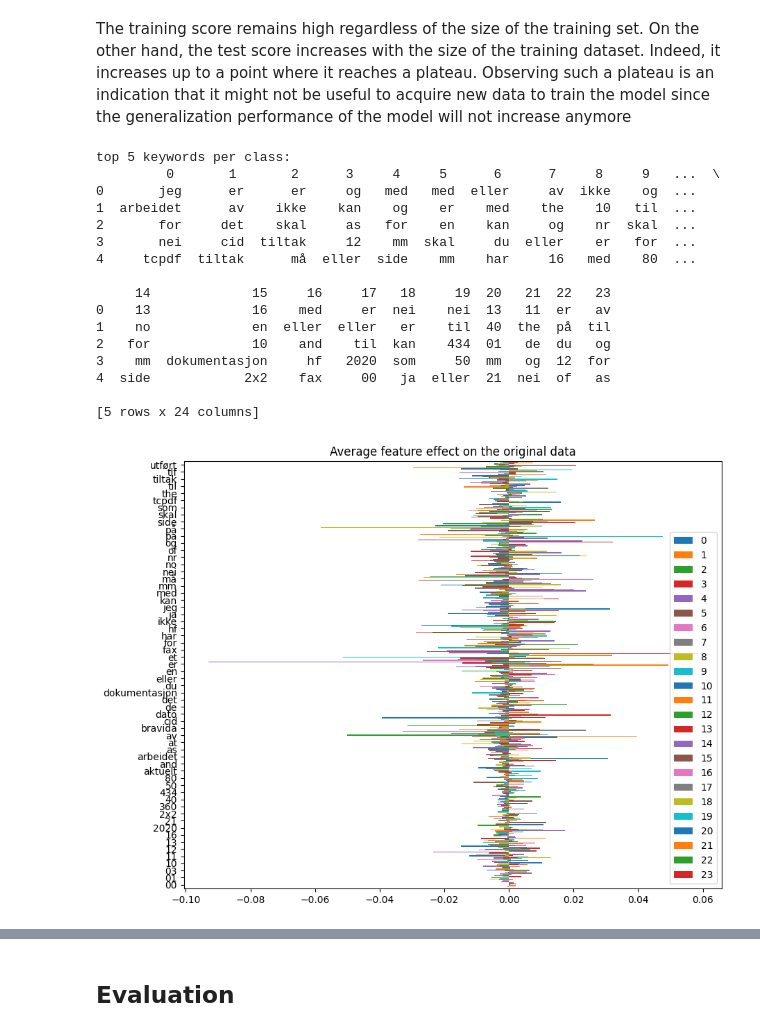
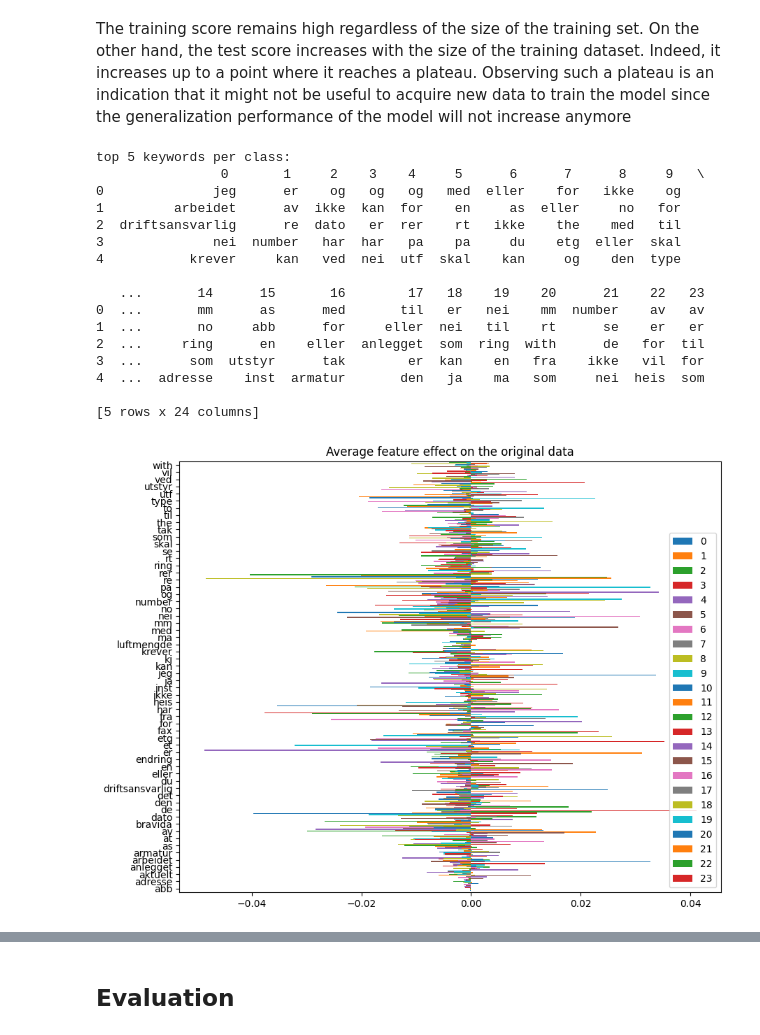
Before and after one commit to aipachakutiqwan/text-classifier, a Jupyter notebook: src/notebooks/Training.ipynb, the cells around one changed output, grey strips where cells are left out. Drawn from its saved outputs; the diff is of its cells as text; code cells hidden in the pictures.

Commit message:
added basic preprocessing

```diff
--- a/src/notebooks/Training.ipynb
+++ b/src/notebooks/Training.ipynb
@@ -83,4 +70,4 @@ train_df
 # %%
-train_df['preprocessed_content'] = train_df[['content']].apply(preprocess)
-val_df['preprocessed_content'] = val_df[['content']].apply(preprocess)
-test_df['preprocessed_content'] = test_df[['content']].apply(preprocess)
+train_df['preprocessed_content'] = train_df['content'].apply(lambda x: Preprocessing().clean(x))
+val_df['preprocessed_content'] = val_df['content'].apply(lambda x: Preprocessing().clean(x))
+test_df['preprocessed_content'] = test_df['content'].apply(lambda x: Preprocessing().clean(x))
@@ -103,7 +90,7 @@ train_df
 # %% [markdown]
 ## Filter only columns to be used and encode labels
 # %%
-filtered_train_df = train_df[['updated_category', 'preprocessed_content']]
+filtered_train_df = train_df[['category', 'preprocessed_content']]
 filtered_train_df = filtered_train_df.dropna()
 filtered_train_df.head()
 # %% [output]
@@ -116,6 +103,6 @@ filtered_train_df.head()
 # %%
 label_encoder = preprocessing.LabelEncoder()
-label_encoder.fit(filtered_train_df['updated_category'])
-filtered_train_df.loc[:, 'encoded_updated_category'] = label_encoder.transform(filtered_train_df['updated_category'])
+label_encoder.fit(filtered_train_df['category'])
+filtered_train_df.loc[:, 'encoded_category'] = label_encoder.transform(filtered_train_df['category'])
 filtered_train_df.head()
 # %% [output]
@@ -149,5 +136,5 @@ filtered_train_df.groupby(['updated_category', 'encoded_updated_category']).coun
 | others | 23 | 937 |
 # %%
 X_train = filtered_train_df['preprocessed_content']
-y_train = filtered_train_df['encoded_updated_category']
+y_train = filtered_train_df['encoded_category']
 # %%
@@ -243,7 +240,7 @@ The training score remains high regardless of the size of the training set. On t
 # %%
 model = clf.fit(X_train_tfidf, y_train)
 # %%
-target_names = filtered_train_df['encoded_updated_category'].sort_values().unique()
+target_names = filtered_train_df['encoded_category'].sort_values().unique()
 feature_names = tfidf_vectorizer.get_feature_names_out()
 
 def plot_feature_effects():
@@ -269,46 +266,46 @@ def plot_feature_effects():
     fig, ax = plt.subplots(figsize=(10, 8))
     for i, label in enumerate(target_names):
         ax.barh(
             y_locs + (i - 2) * bar_size,
             average_feature_effects[i, top_indices],
             height=bar_size,
             label=label,
         )
     ax.set(
         yticks=y_locs,
         yticklabels=predictive_words,
         ylim=[
             0 - 4 * bar_size,
             len(top_indices) * (4 * bar_size + padding) - 4 * bar_size,
         ],
     )
     ax.legend(loc="lower right")
 
     print("top 5 keywords per class:")
     print(top)
 
     return ax
 
 
 _ = plot_feature_effects().set_title("Average feature effect on the original data")
 # %% [output]
 top 5 keywords per class:
-         0       1       2      3     4     5      6      7     8     9   ...  \
-0       jeg      er      er     og   med   med  eller     av  ikke    og  ...
-1  arbeidet      av    ikke    kan    og    er    med    the    10   til  ...
-2       for     det    skal     as   for    en    kan     og    nr  skal  ...
-3       nei     cid  tiltak     12    mm  skal     du  eller    er   for  ...
-4     tcpdf  tiltak      må  eller  side    mm    har     16   med    80  ...
+                0       1     2    3    4     5      6      7      8     9   \
+0              jeg      er    og   og   og   med  eller    for   ikke    og
+1         arbeidet      av  ikke  kan  for    en     as  eller     no   for
+2  driftsansvarlig      re  dato   er  rer    rt   ikke    the    med   til
+3              nei  number   har  har   pa    pa     du    etg  eller  skal
+4           krever     kan   ved  nei  utf  skal    kan     og    den  type
 
-     14             15     16     17   18     19  20   21  22   23
-0    13             16    med     er  nei    nei  13   11  er   av
-1    no             en  eller  eller   er    til  40  the  på  til
-2   for             10    and    til  kan    434  01   de  du   og
-3    mm  dokumentasjon     hf   2020  som     50  mm   og  12  for
-4  side            2x2    fax     00   ja  eller  21  nei  of   as
+   ...       14      15       16        17   18    19    20      21    22   23
+0  ...       mm      as      med       til   er   nei    mm  number    av   av
+1  ...       no     abb      for     eller  nei   til    rt      se    er   er
+2  ...     ring      en    eller  anlegget  som  ring  with      de   for  til
+3  ...      som  utstyr      tak        er  kan    en   fra    ikke   vil  for
+4  ...  adresse    inst  armatur       den   ja    ma   som     nei  heis  som
 
 [5 rows x 24 columns]
-[figure, old version]
+[figure, new version]
 # %%
 y_train_pred = model.predict(X_train_tfidf)
 
```
Also changed, not shown: parts of 22 cells of this notebook, 14 other files.
